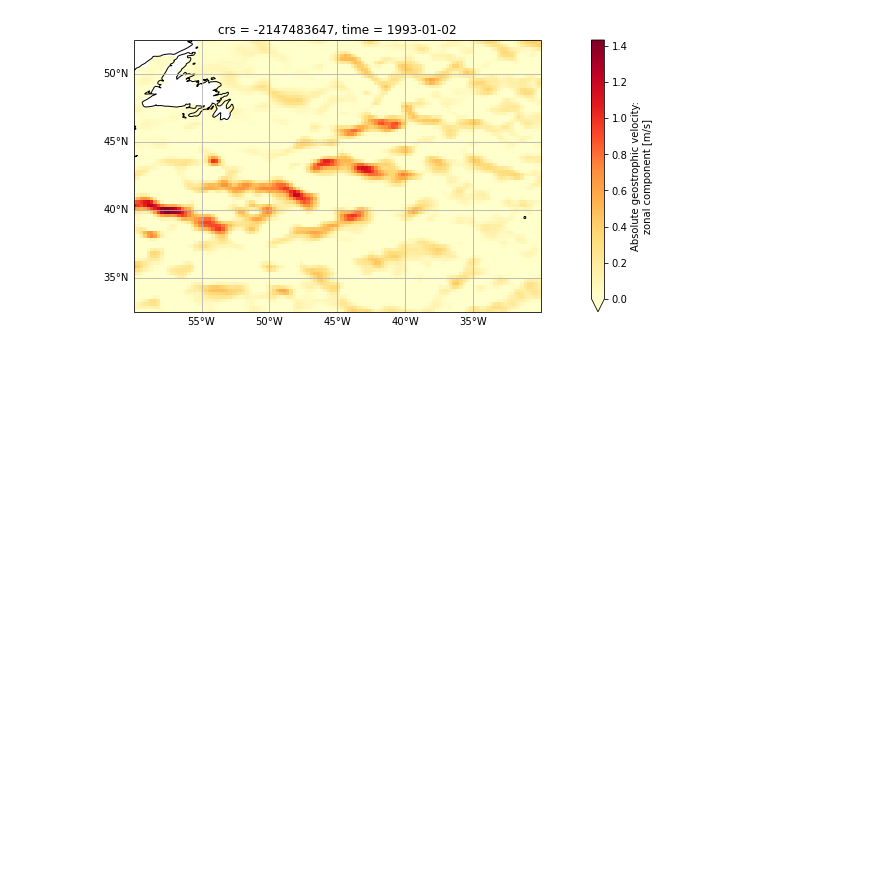
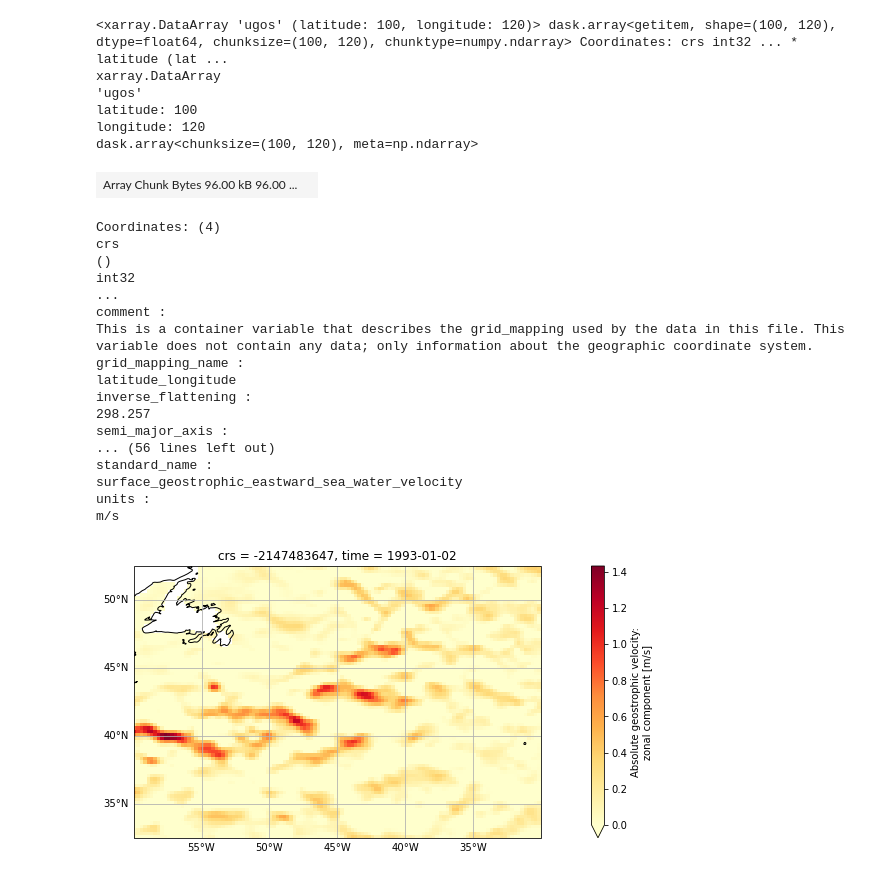
Before and after one commit to ocean-eddy-cpt/WP1T2-2D-EKE-Analysis, a Jupyter notebook: aviso_filter.ipynb, the cells around one changed output. Drawn from its saved outputs; the diff is of its cells as text; code cells hidden in the pictures; blank space fills up the shorter version.

```diff
--- a/aviso_filter.ipynb
+++ b/aviso_filter.ipynb
@@ -19,3 +47,30 @@ ds  = cat["sea_surface_height"].to_dask()
+# %%
+ds['ugos'][1].isel(longitude=lon_in, latitude=lat_in)
+# %% [output]
+<xarray.DataArray 'ugos' (latitude: 100, longitude: 120)> dask.array<getitem, shape=(100, 120), dtype=float64, chunksize=(100, 120), chunktype=numpy.ndarray> Coordinates: crs int32 ... * latitude (lat ...
+xarray.DataArray
+'ugos'
+latitude: 100
+longitude: 120
+dask.array<chunksize=(100, 120), meta=np.ndarray>
+| Array Chunk Bytes 96.00 kB 96.00 ... |  |
+Coordinates: (4)
+crs
+()
+int32
+...
+comment :
+This is a container variable that describes the grid_mapping used by the data in this file. This variable does not contain any data; only information about the geographic coordinate system.
+grid_mapping_name :
+latitude_longitude
+inverse_flattening :
+298.257
+semi_major_axis :
+... (56 lines left out)
+standard_name :
+surface_geostrophic_eastward_sea_water_velocity
+units :
+m/s
 # %%
 # sample plot of data
 lon_in = np.where((ds['longitude'] > 300) & (ds['longitude'] < 330))[0]
```
Also changed, not shown: parts of 2 cells of this notebook, 3 other files.
